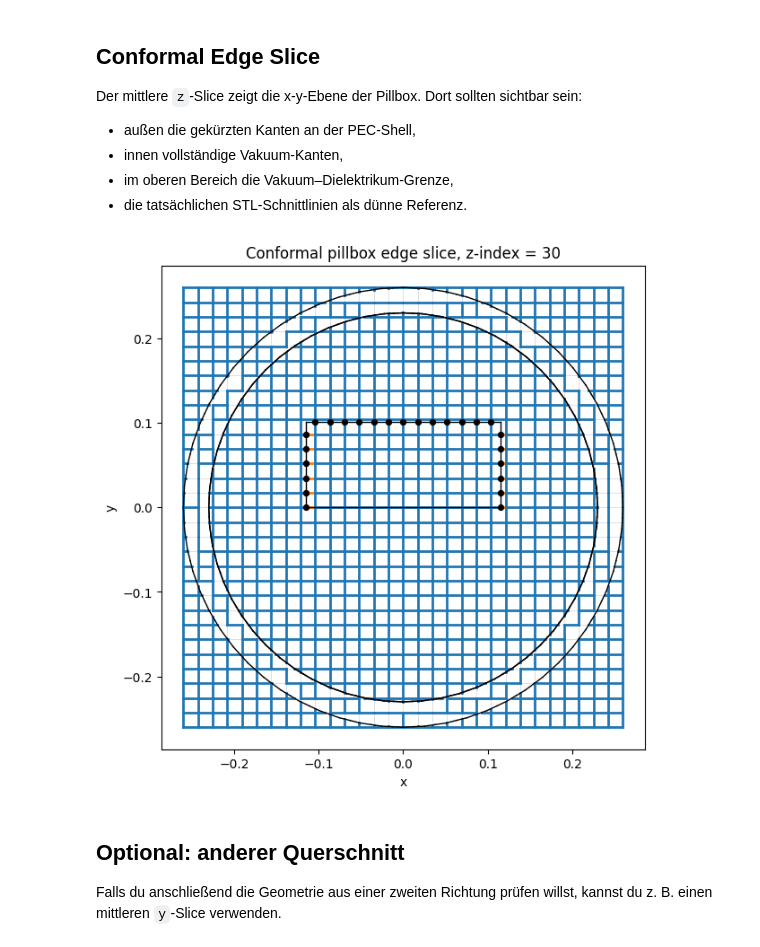
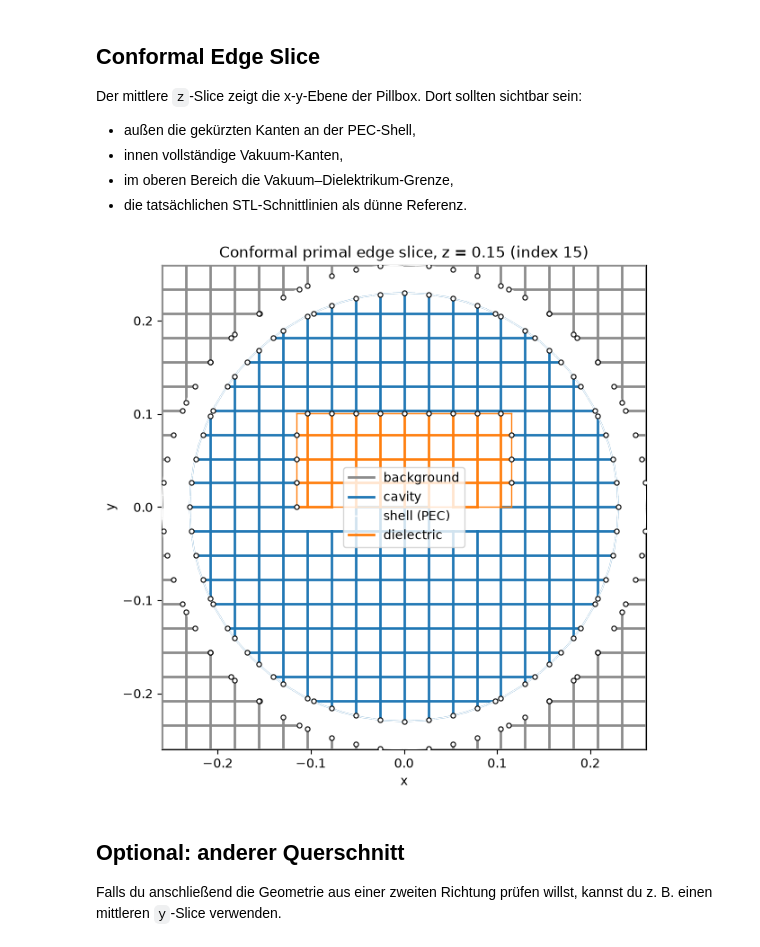
Before and after one commit to hschreib-tet/Wakis, a Jupyter notebook: notebooks/conformal_pillbox_visual_check.ipynb, the cells around one changed output. Cells and saved outputs as stored; diff of their text form; code cells hidden in the pictures.

```diff
--- a/notebooks/conformal_pillbox_visual_check.ipynb
+++ b/notebooks/conformal_pillbox_visual_check.ipynb
@@ -73,7 +73,7 @@ all_geometry = cavity_mesh + shell_mesh
 xmin, xmax, ymin, ymax, zmin, zmax = all_geometry.bounds
 
 # Moderate resolution: coarse enough to clearly see individual clipped edges.
-Nx, Ny, Nz = 30, 30, 60
+Nx, Ny, Nz = 20, 20, 30
 
 grid = GridFIT3D(
     xmin,
@@ -151,19 +144,17 @@ Der mittlere `z`-Slice zeigt die x-y-Ebene der Pillbox. Dort sollten sichtbar se
 # %%
 slice_index = Nz // 2
 
 ax = solver.plot_conformal_primal_edge_slice(
     normal="z",
     index=slice_index,
-    show_full_grid=True,
+    show_full_grid=False,
     show_stl=True,
     show_intersection_marker=True,
-    split_normal_normal=True,
 )
 
-ax.set_title(f"Conformal pillbox edge slice, z-index = {slice_index}")
 plt.show()
 # %% [output]
-[figure, old version]
+[figure, new version]
 # %% [markdown]
 ## Optional: anderer Querschnitt
 
```
Also changed, not shown: parts of 1 cell of this notebook, 2 other files.
